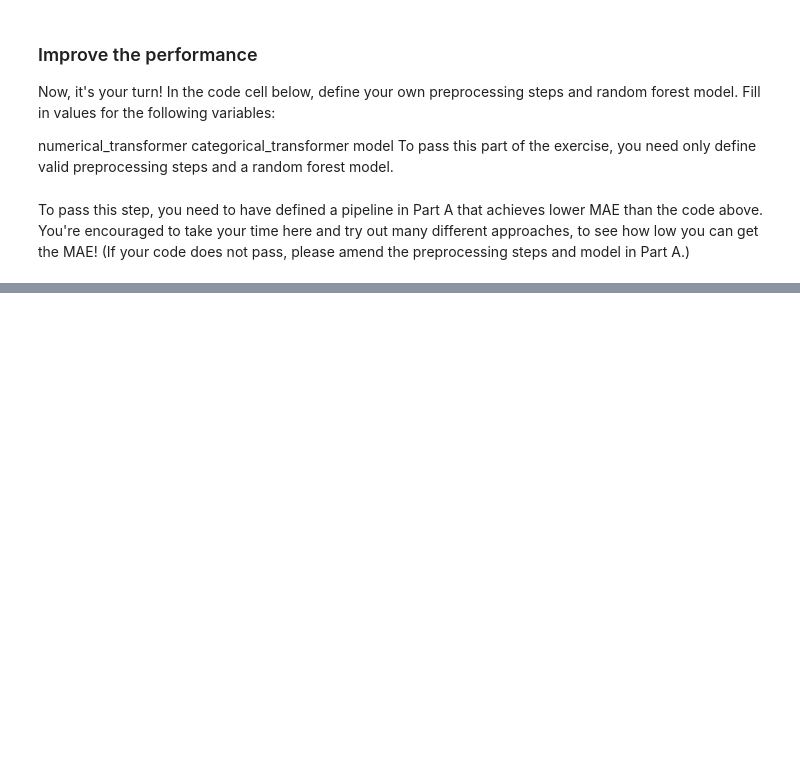
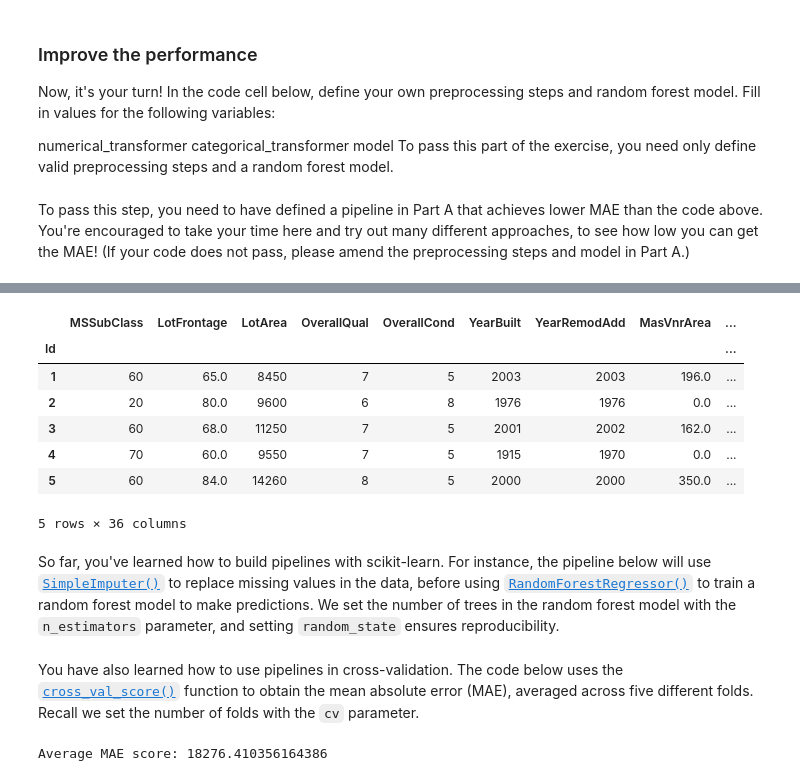
Before and after one commit to AlexandreNeuk/intermediate-machine-learning, a Jupyter notebook: Intermediate Machine Learning.ipynb, the cells around one changed output, grey strips where cells are left out. Cells and saved outputs as stored; diff of their text form; code cells hidden in the pictures; blank space fills up the shorter version.

```diff
--- a/Intermediate Machine Learning.ipynb
+++ b/Intermediate Machine Learning.ipynb
@@ -632,0 +670,11 @@ output.to_csv('submission_pipeline.csv', index=False)
+# %%
+X.head()
+# %% [output]
+|  | MSSubClass | LotFrontage | LotArea | OverallQual | OverallCond | YearBuilt | YearRemodAdd | MasVnrArea | ... |
+| Id |  |  |  |  |  |  |  |  | ... |
+| 1 | 60 | 65.0 | 8450 | 7 | 5 | 2003 | 2003 | 196.0 | ... |
+| 2 | 20 | 80.0 | 9600 | 6 | 8 | 1976 | 1976 | 0.0 | ... |
+| 3 | 60 | 68.0 | 11250 | 7 | 5 | 2001 | 2002 | 162.0 | ... |
+| 4 | 70 | 60.0 | 9550 | 7 | 5 | 1915 | 1970 | 0.0 | ... |
+| 5 | 60 | 84.0 | 14260 | 8 | 5 | 2000 | 2000 | 350.0 | ... |
+5 rows × 36 columns
@@ -632,0 +686,2 @@ output.to_csv('submission_pipeline.csv', index=False)
+# %% [markdown]
+So far, you've learned how to build pipelines with scikit-learn.  For instance, the pipeline below will use [`SimpleImputer()`](https://scikit-learn.org/stable/modules/generated/sklearn.impute.SimpleImputer.html) to replace missing values in the data, before using [`RandomForestRegressor()`](https://scikit-learn.org/stable/modules/generated/sklearn.ensemble.RandomForestRegressor.html) to train a random forest model to make predictions.  We set the number of trees in the random forest model with the `n_estimators` parameter, and setting `random_state` ensures reproducibility.
@@ -632,0 +697,13 @@ output.to_csv('submission_pipeline.csv', index=False)
+# %% [markdown]
+You have also learned how to use pipelines in cross-validation.  The code below uses the [`cross_val_score()`](https://scikit-learn.org/stable/modules/generated/sklearn.model_selection.cross_val_score.html) function to obtain the mean absolute error (MAE), averaged across five different folds.  Recall we set the number of folds with the `cv` parameter.
+# %%
+from sklearn.model_selection import cross_val_score
+
+# Multiply by -1 since sklearn calculates *negative* MAE
+scores = -1 * cross_val_score(my_pipeline, X, y,
+                              cv=5,
+                              scoring='neg_mean_absolute_error')
+
+print("Average MAE score:", scores.mean())
+# %% [output]
+Average MAE score: 18276.410356164386
```
Also changed, not shown: parts of 22 cells of this notebook, 1 other file.
